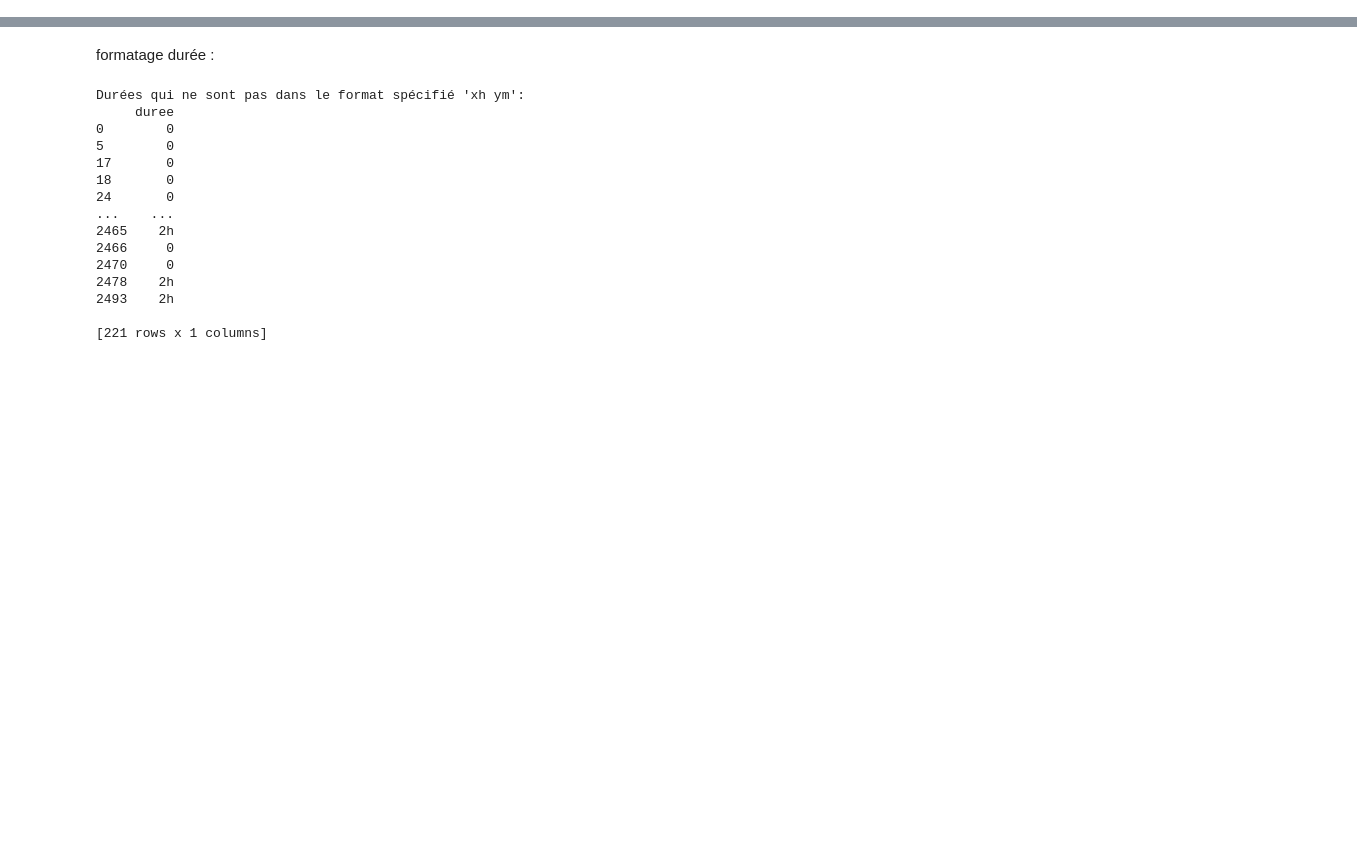
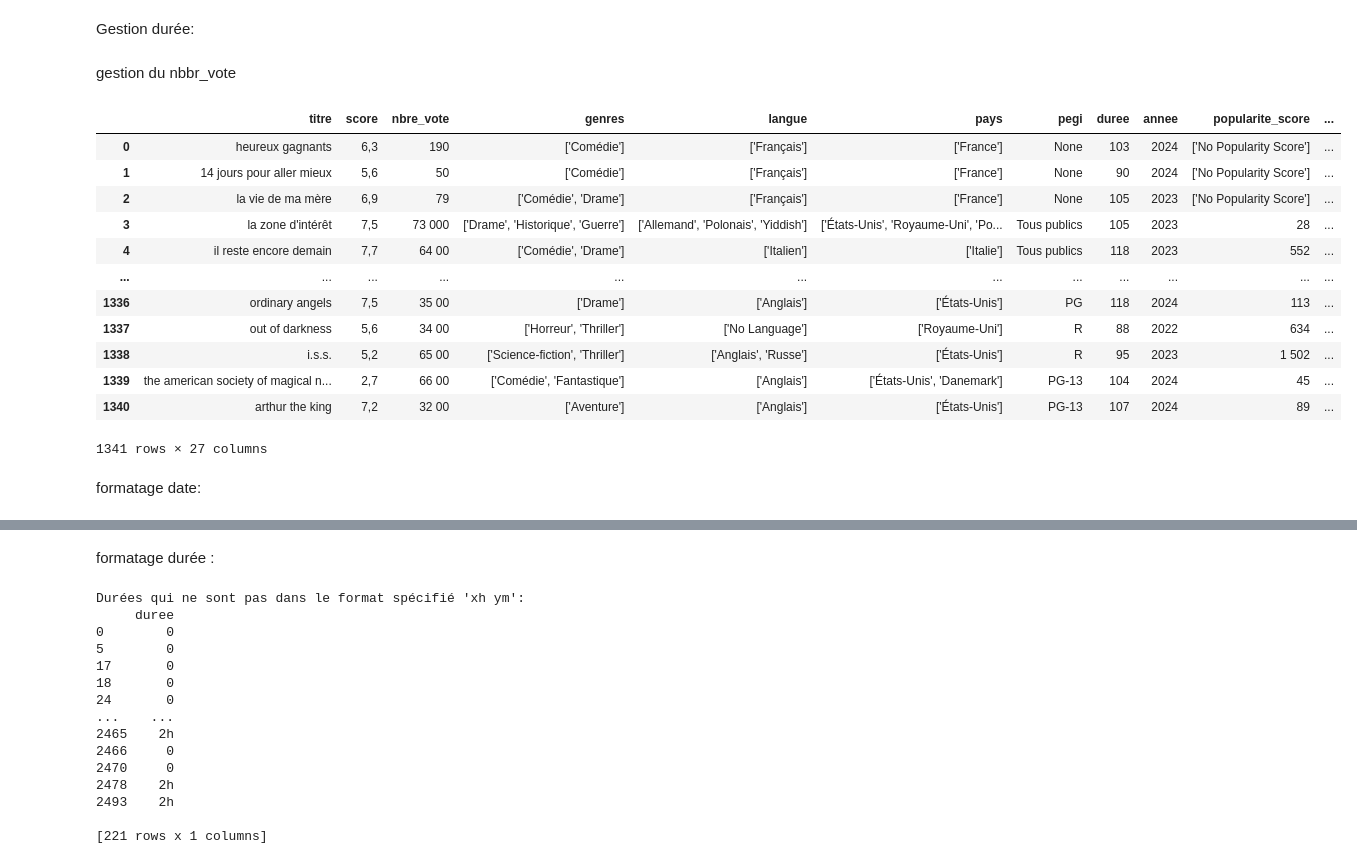
Before and after one commit to cjulliar/Movie_Popularity_Prediction, a Jupyter notebook: ml/cleaning.ipynb, the cells around one changed output, grey strips where cells are left out. Cells and saved outputs as stored; diff of their text form; code cells hidden in the pictures; blank space fills up the shorter version.

```diff
--- a/ml/cleaning.ipynb
+++ b/ml/cleaning.ipynb
@@ -9,0 +89,65 @@ data_imdb = pd.read_csv("input_datasets/imdbmovies.csv")
+# %% [markdown]
+Gestion durée:
+# %%
+def convert_timing(timing):
+    try:
+        if 'h' in timing and 'min' in timing:
+            timing_cleaned = timing.replace('min', '')
+            hours, minutes = map(int, timing_cleaned.split('h '))
+            total_minutes = hours * 60 + minutes
+        elif 'h' in timing:
+            hours = int(timing.replace('h', ''))
+            total_minutes = hours * 60
+        elif 'min' in timing:
+            total_minutes = int(timing.replace('min', ''))
+        else:
+            total_minutes = 0
+        return total_minutes
+    except:
+        return None
+
+
+data['duree']= data['duree'].apply(convert_timing)
+# %% [markdown]
+gestion du nbbr_vote
+# %%
+# for i, vote in enumerate(data['nbre_vote']):
+    # if ',' in vote:
+    #     data.at[i, 'nbre_vote'] = vote.replace(',', '')
+    #     data.at[i, 'nbre_vote'] = data.at[i, 'nbre_vote'].replace(' k', '00')
+    # else:
+    #     data.at[i, 'nbre_vote'] = vote.replace(' k', '000')
+def convert_vote(vote):
+    try:
+        if ',' in vote :
+            vote_clean0 = vote.replace(',', '')
+            vote_clean = vote_clean0.replace("k", '00')
+        else:
+            vote_clean = vote.replace("k", '000')
+
+        # vote_clean =  int(float(vote_clean))
+        return vote_clean
+    except:
+        return None
+
+
+
+data['nbre_vote']= data['nbre_vote'].apply(convert_vote)
+# %%
+display(data)
+# %% [output]
+|  | titre | score | nbre_vote | genres | langue | pays | pegi | duree | annee | popularite_score | ... |
+| 0 | heureux gagnants | 6,3 | 190 | ['Comédie'] | ['Français'] | ['France'] | None | 103 | 2024 | ['No Popularity Score'] | ... |
+| 1 | 14 jours pour aller mieux | 5,6 | 50 | ['Comédie'] | ['Français'] | ['France'] | None | 90 | 2024 | ['No Popularity Score'] | ... |
+| 2 | la vie de ma mère | 6,9 | 79 | ['Comédie', 'Drame'] | ['Français'] | ['France'] | None | 105 | 2023 | ['No Popularity Score'] | ... |
+| 3 | la zone d'intérêt | 7,5 | 73 000 | ['Drame', 'Historique', 'Guerre'] | ['Allemand', 'Polonais', 'Yiddish'] | ['États-Unis', 'Royaume-Uni', 'Po... | Tous publics | 105 | 2023 | 28 | ... |
+| 4 | il reste encore demain | 7,7 | 64 00 | ['Comédie', 'Drame'] | ['Italien'] | ['Italie'] | Tous publics | 118 | 2023 | 552 | ... |
+| ... | ... | ... | ... | ... | ... | ... | ... | ... | ... | ... | ... |
+| 1336 | ordinary angels | 7,5 | 35 00 | ['Drame'] | ['Anglais'] | ['États-Unis'] | PG | 118 | 2024 | 113 | ... |
+| 1337 | out of darkness | 5,6 | 34 00 | ['Horreur', 'Thriller'] | ['No Language'] | ['Royaume-Uni'] | R | 88 | 2022 | 634 | ... |
+| 1338 | i.s.s. | 5,2 | 65 00 | ['Science-fiction', 'Thriller'] | ['Anglais', 'Russe'] | ['États-Unis'] | R | 95 | 2023 | 1 502 | ... |
+| 1339 | the american society of magical n... | 2,7 | 66 00 | ['Comédie', 'Fantastique'] | ['Anglais'] | ['États-Unis', 'Danemark'] | PG-13 | 104 | 2024 | 45 | ... |
+| 1340 | arthur the king | 7,2 | 32 00 | ['Aventure'] | ['Anglais'] | ['États-Unis'] | PG-13 | 107 | 2024 | 89 | ... |
+1341 rows × 27 columns
+# %% [markdown]
+formatage date:
```
Also changed, not shown: parts of 13 cells of this notebook, 2 other files.
